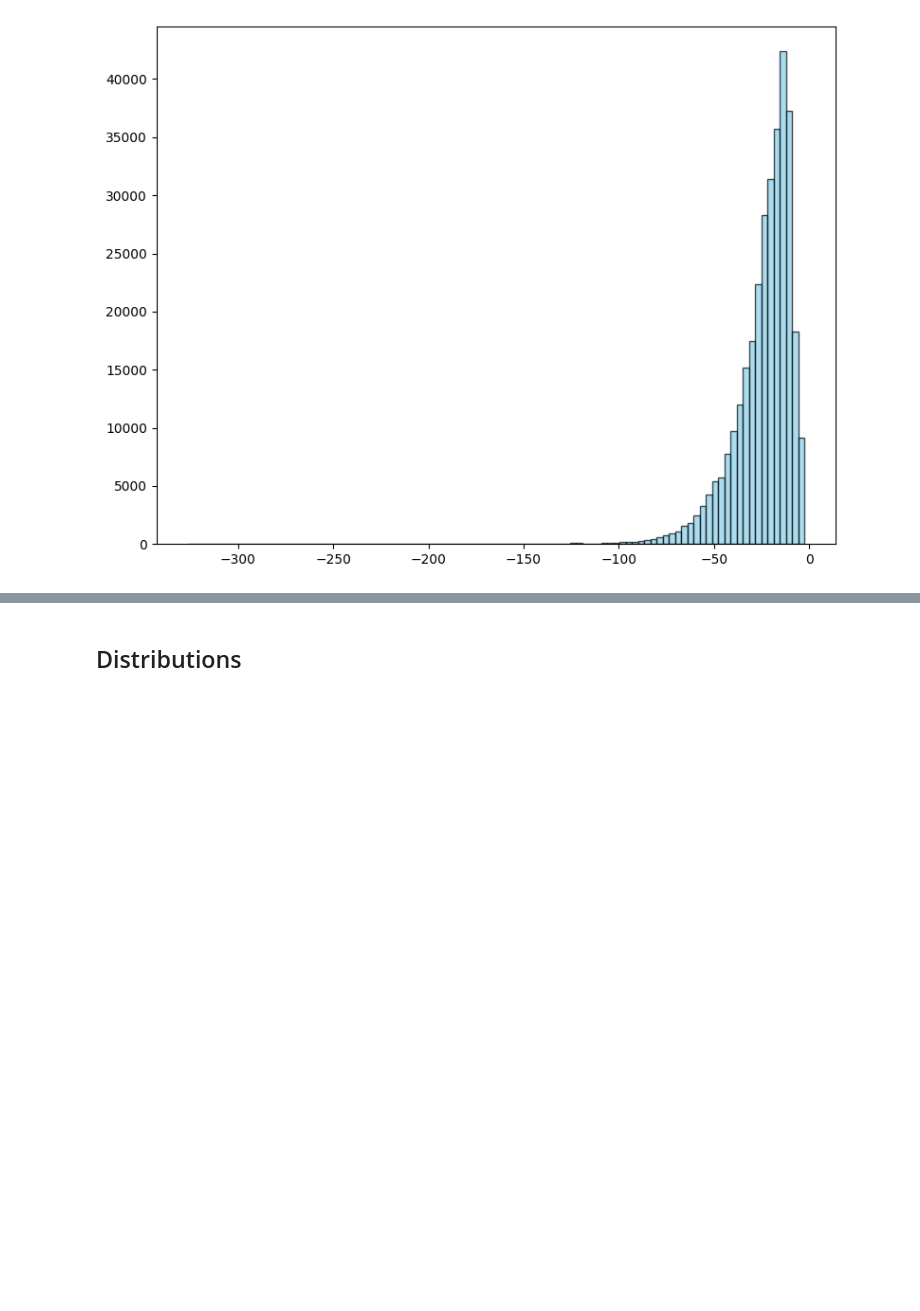
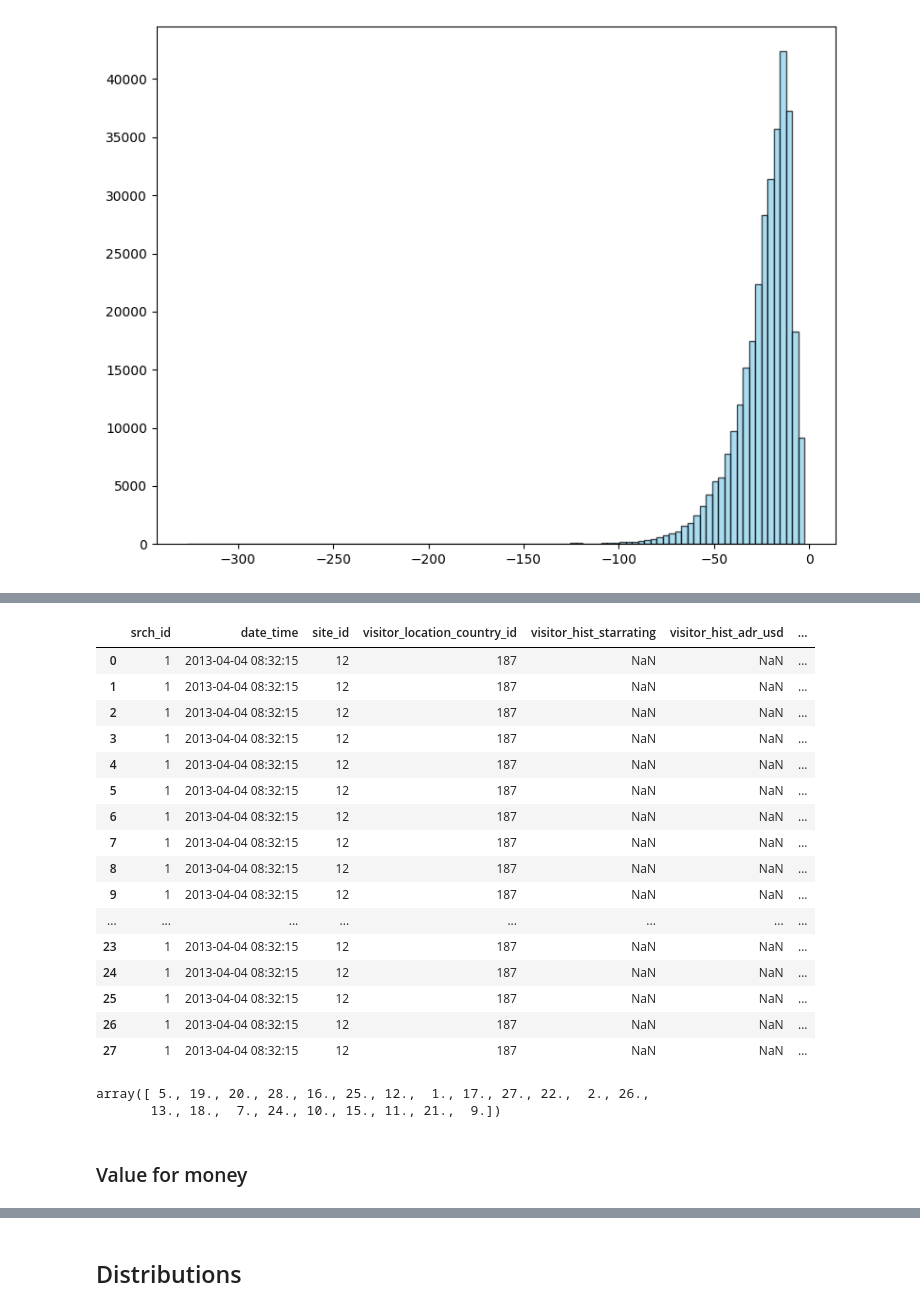
Before and after one commit to notJustus/expedia-recommender, a Jupyter notebook: eda_expedia.ipynb, the cells around one changed output, grey strips where cells are left out. Cells and saved outputs as stored; diff of their text form; code cells hidden in the pictures; blank space fills up the shorter version.

```diff
--- a/eda_expedia.ipynb
+++ b/eda_expedia.ipynb
@@ -166,0 +197,29 @@ Name: srch_query_affinity_score, dtype: float64
+# %%
+# Verifying validity of the ranking for a sample search '1'
+single_search_df = df[df['srch_id'] == 1]
+single_search_df
+# %% [output]
+|  | srch_id | date_time | site_id | visitor_location_country_id | visitor_hist_starrating | visitor_hist_adr_usd | ... |
+| 0 | 1 | 2013-04-04 08:32:15 | 12 | 187 | NaN | NaN | ... |
+| 1 | 1 | 2013-04-04 08:32:15 | 12 | 187 | NaN | NaN | ... |
+| 2 | 1 | 2013-04-04 08:32:15 | 12 | 187 | NaN | NaN | ... |
+| 3 | 1 | 2013-04-04 08:32:15 | 12 | 187 | NaN | NaN | ... |
+| 4 | 1 | 2013-04-04 08:32:15 | 12 | 187 | NaN | NaN | ... |
+| 5 | 1 | 2013-04-04 08:32:15 | 12 | 187 | NaN | NaN | ... |
+| 6 | 1 | 2013-04-04 08:32:15 | 12 | 187 | NaN | NaN | ... |
+| 7 | 1 | 2013-04-04 08:32:15 | 12 | 187 | NaN | NaN | ... |
+| 8 | 1 | 2013-04-04 08:32:15 | 12 | 187 | NaN | NaN | ... |
+| 9 | 1 | 2013-04-04 08:32:15 | 12 | 187 | NaN | NaN | ... |
+| ... | ... | ... | ... | ... | ... | ... | ... |
+| 23 | 1 | 2013-04-04 08:32:15 | 12 | 187 | NaN | NaN | ... |
+| 24 | 1 | 2013-04-04 08:32:15 | 12 | 187 | NaN | NaN | ... |
+| 25 | 1 | 2013-04-04 08:32:15 | 12 | 187 | NaN | NaN | ... |
+| 26 | 1 | 2013-04-04 08:32:15 | 12 | 187 | NaN | NaN | ... |
+| 27 | 1 | 2013-04-04 08:32:15 | 12 | 187 | NaN | NaN | ... |
+# %%
+single_search_df['srch_price_ranking'].unique()
+# %% [output]
+array([ 5., 19., 20., 28., 16., 25., 12.,  1., 17., 27., 22.,  2., 26.,
+       13., 18.,  7., 24., 10., 15., 11., 21.,  9.])
+# %% [markdown]
+### Value for money
```
Also changed, not shown: parts of 12 cells of this notebook.
